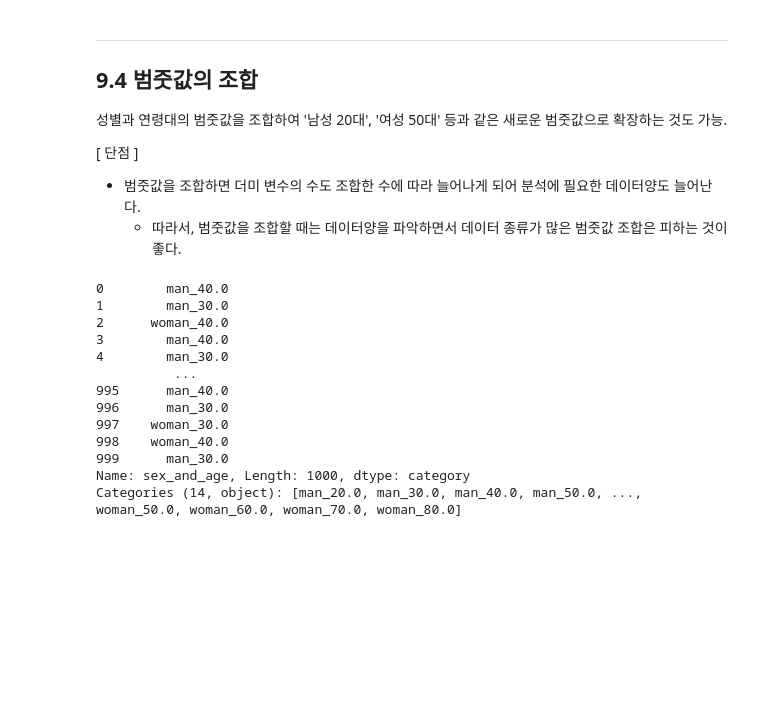
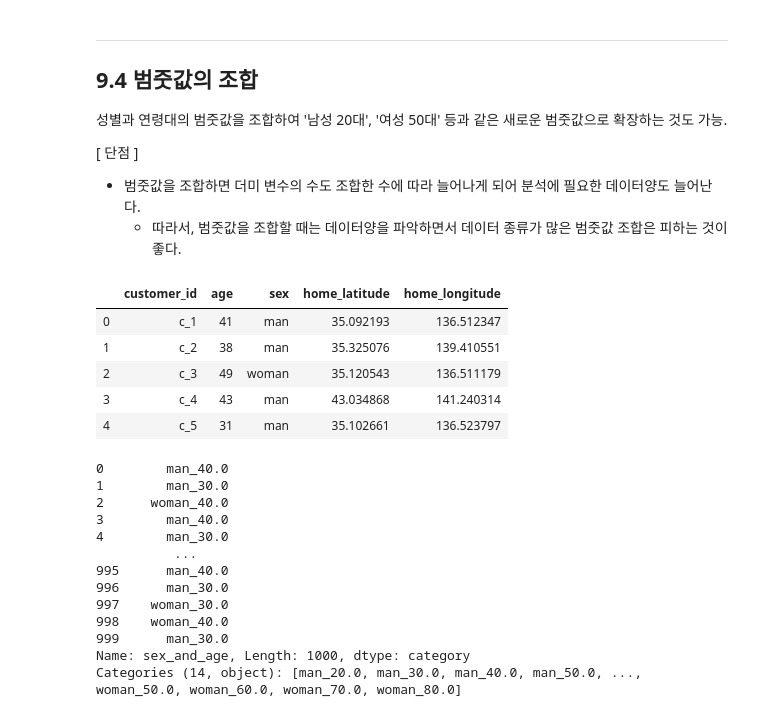
Before and after one commit to suhyun-cho/study, a Jupyter notebook: Data-Preprocessing/009_category.ipynb, the cells around one changed output. Drawn from its saved outputs; the diff is of its cells as text; code cells hidden in the pictures; blank space fills up the shorter version.

```diff
--- a/Data-Preprocessing/009_category.ipynb
+++ b/Data-Preprocessing/009_category.ipynb
@@ -205,6 +205,15 @@ Categories (5, object): [20, 30, 40, 50, 60 이상]
 [ 단점 ]
 * 범줏값을 조합하면 더미 변수의 수도 조합한 수에 따라 늘어나게 되어 분석에 필요한 데이터양도 늘어난다.
     * 따라서, 범줏값을 조합할 때는 데이터양을 파악하면서 데이터 종류가 많은 범줏값 조합은 피하는 것이 좋다.
+# %%
+customer_tb.head()
+# %% [output]
+|  | customer_id | age | sex | home_latitude | home_longitude |
+| 0 | c_1 | 41 | man | 35.092193 | 136.512347 |
+| 1 | c_2 | 38 | man | 35.325076 | 139.410551 |
+| 2 | c_3 | 49 | woman | 35.120543 | 136.511179 |
+| 3 | c_4 | 43 | man | 43.034868 | 141.240314 |
+| 4 | c_5 | 31 | man | 35.102661 | 136.523797 |
 # %%
 # lambd함수에서 sex와 10세 단위로 구분한 age사이에 _를 추가하여 연결한다.
 customer_tb['sex_and_age']=pd.Categorical(\
```
Also changed, not shown: parts of 18 cells of this notebook.
